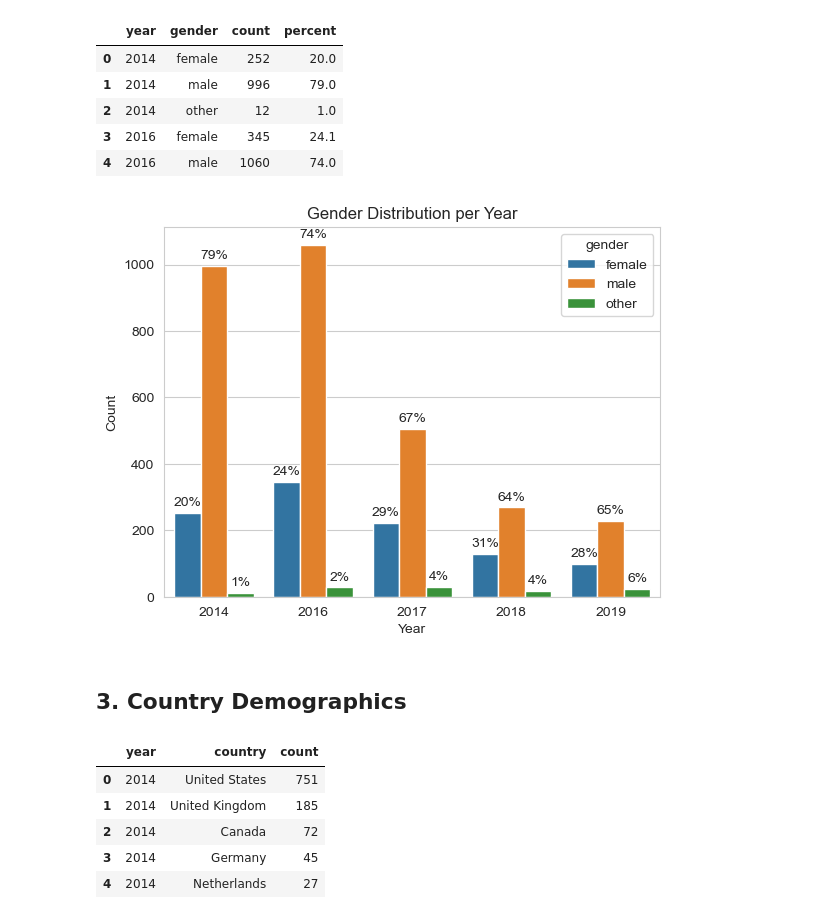
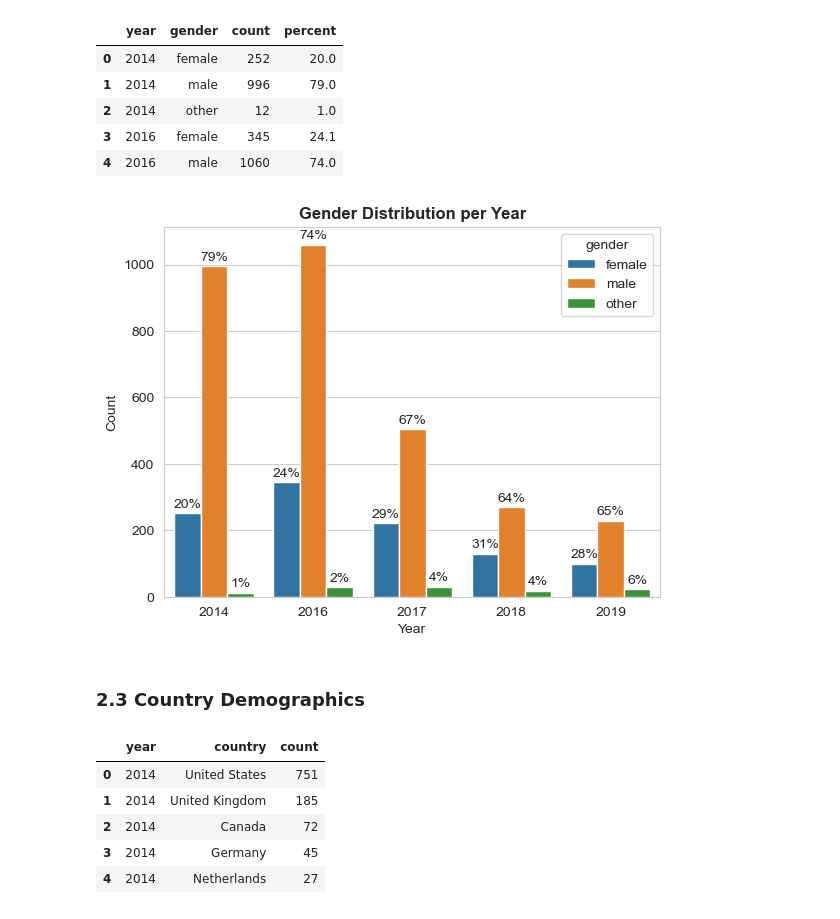
Before and after one commit to giddygarcia/Mental-Health-In-Tech, a Jupyter notebook: mental-health.ipynb, the cells around one changed output. Drawn from its saved outputs; the diff is of its cells as text; code cells hidden in the pictures.

```diff
--- a/mental-health.ipynb
+++ b/mental-health.ipynb
@@ -231,21 +237,21 @@ df_gender.head()
 # %%
 ax = sns.barplot(df_gender, x='year', y='count', hue='gender', errorbar=None)
 
 percent_labels = df_gender['percent'].round(0).astype(int).astype(str) + '%'
 
-ax.bar_label(ax.containers[0], labels=percent_labels[df_gender['gender'] == 'female'].values, padding=3)
-ax.bar_label(ax.containers[1], labels=percent_labels[df_gender['gender'] == 'male'].values, padding=3)
-ax.bar_label(ax.containers[2], labels=percent_labels[df_gender['gender'] == 'other'].values, padding=3)
+ax.bar_label(ax.containers[0], labels=percent_labels[df_gender['gender'] == 'female'].values, padding=2)
+ax.bar_label(ax.containers[1], labels=percent_labels[df_gender['gender'] == 'male'].values, padding=2)
+ax.bar_label(ax.containers[2], labels=percent_labels[df_gender['gender'] == 'other'].values, padding=2)
 
 plt.xlabel('Year')
 plt.ylabel('Count')
-plt.title('Gender Distribution per Year')
+plt.title('Gender Distribution per Year', weight='bold')
 
 plt.show()
 # %% [output]
-[figure, old version]
+[figure, new version]
 # %% [markdown]
-## 3. Country Demographics
+### 2.3 Country Demographics
 # %%
 query = """
         SELECT  SurveyID AS year,
```
Also changed, not shown: parts of 20 cells of this notebook.
